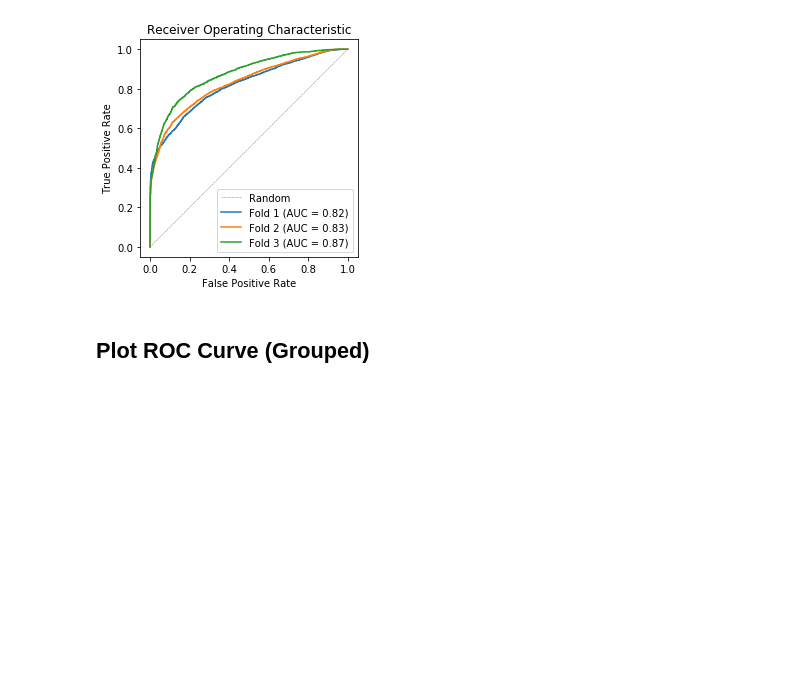
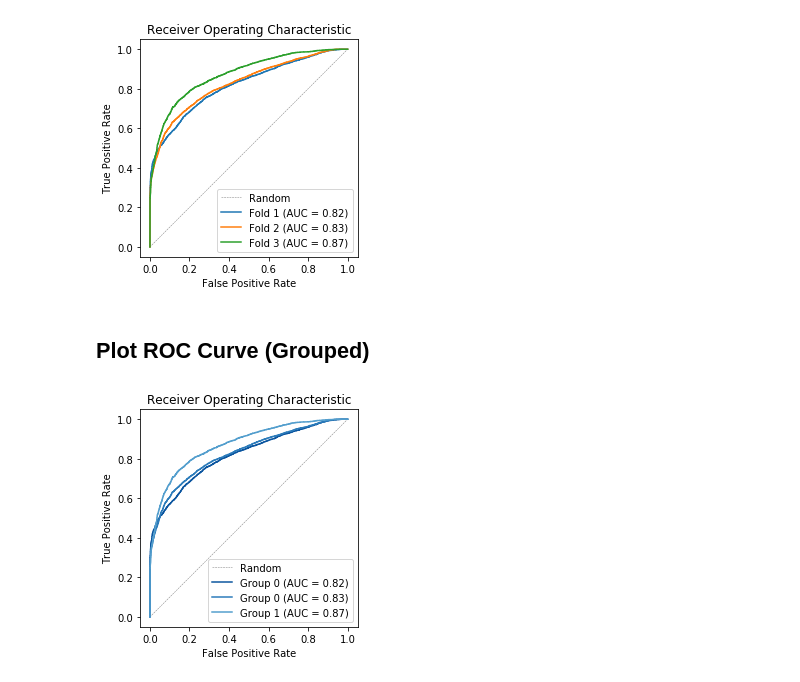
Before and after one commit to RMeli/scripts, a Jupyter notebook: examples/plot/roc.ipynb, the cells around one changed output. Saved outputs shown, nothing was run; the diff lists cells and outputs as text; code cells hidden in the pictures; blank space fills up the shorter version.

```diff
--- a/examples/plot/roc.ipynb
+++ b/examples/plot/roc.ipynb
@@ -42,6 +42,16 @@ roc.plot(args.input, labels=args.labels)
 [figure]
 # %% [markdown]
 ## Plot ROC Curve (Grouped)
+# %%
+argv = ["-i", "data/roc_f0.dat", "data/roc_f1.dat", "data/roc_f2.dat",
+        "-l", "Group 0", "Group 0", "Group 1",
+        "-g", "0", "0", "0"] # Same group
+
+args = roc.parse(argv)
+
+roc.plot(args.input, groups=args.groups, labels=args.labels)
+# %% [output]
+[figure, added]
 # %%
 argv = ["-i", "data/roc_f0.dat", "data/roc_f1.dat", "data/roc_f2.dat",
         "-l", "Group 0", "Group 0", "Group 1",
```
Also changed, not shown: parts of 1 cell of this notebook, 3 other files.
